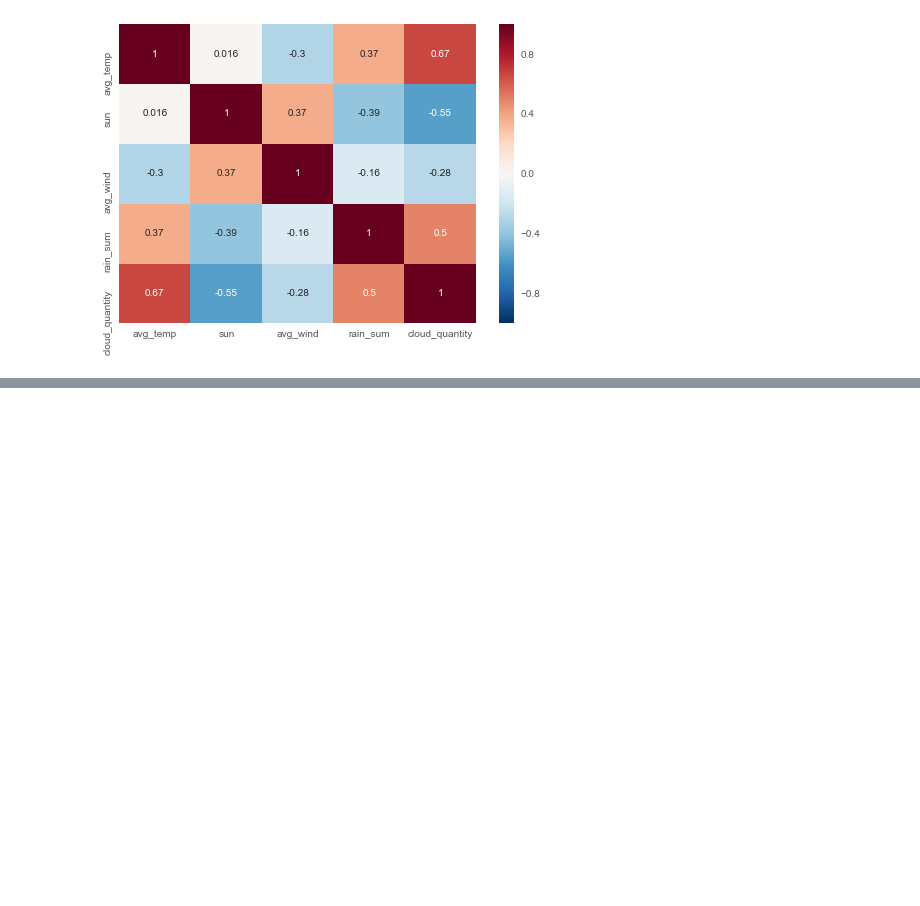
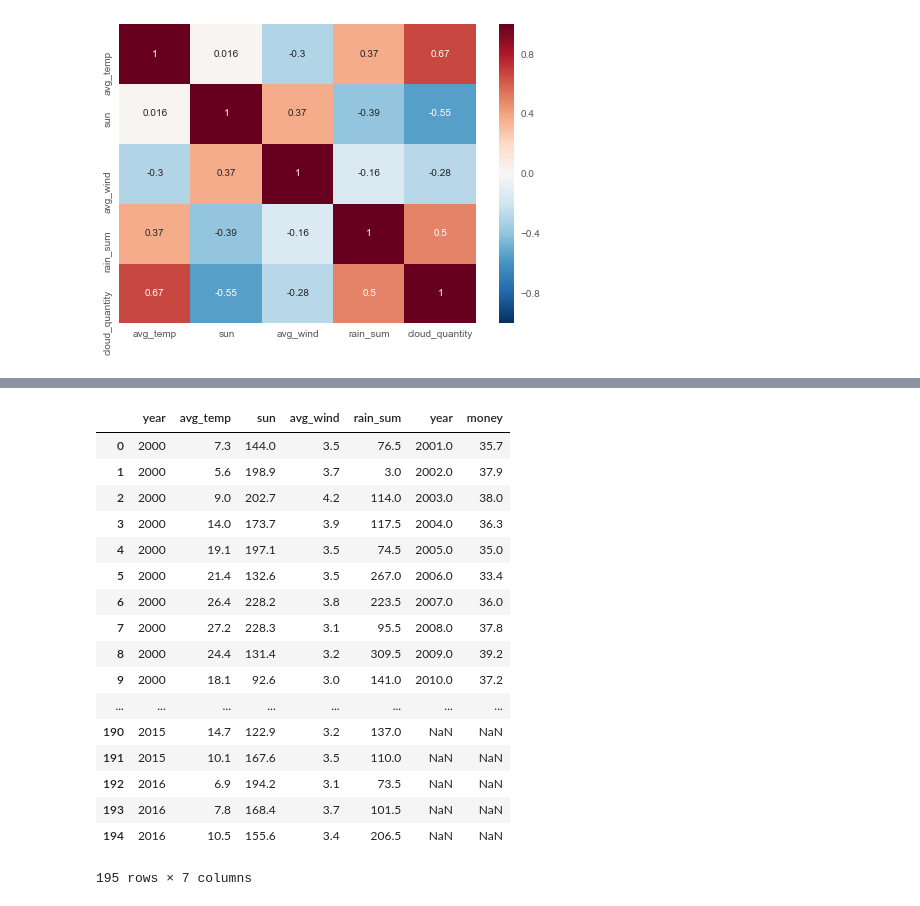
Before and after one commit to taishiroyamada/graduation_thesis_dayo, a Jupyter notebook: sotsuron_data2.ipynb, the cells around one changed output, grey strips where cells are left out. Drawn from its saved outputs; the diff is of its cells as text; code cells hidden in the pictures; blank space fills up the shorter version.

```diff
--- a/sotsuron_data2.ipynb
+++ b/sotsuron_data2.ipynb
@@ -140,0 +133,21 @@ econ
+# %%
+pd.concat([w_data, econ], axis=1)
+# %% [output]
+|  | year | avg_temp | sun | avg_wind | rain_sum | year | money |
+| 0 | 2000 | 7.3 | 144.0 | 3.5 | 76.5 | 2001.0 | 35.7 |
+| 1 | 2000 | 5.6 | 198.9 | 3.7 | 3.0 | 2002.0 | 37.9 |
+| 2 | 2000 | 9.0 | 202.7 | 4.2 | 114.0 | 2003.0 | 38.0 |
+| 3 | 2000 | 14.0 | 173.7 | 3.9 | 117.5 | 2004.0 | 36.3 |
+| 4 | 2000 | 19.1 | 197.1 | 3.5 | 74.5 | 2005.0 | 35.0 |
+| 5 | 2000 | 21.4 | 132.6 | 3.5 | 267.0 | 2006.0 | 33.4 |
+| 6 | 2000 | 26.4 | 228.2 | 3.8 | 223.5 | 2007.0 | 36.0 |
+| 7 | 2000 | 27.2 | 228.3 | 3.1 | 95.5 | 2008.0 | 37.8 |
+| 8 | 2000 | 24.4 | 131.4 | 3.2 | 309.5 | 2009.0 | 39.2 |
+| 9 | 2000 | 18.1 | 92.6 | 3.0 | 141.0 | 2010.0 | 37.2 |
+| ... | ... | ... | ... | ... | ... | ... | ... |
+| 190 | 2015 | 14.7 | 122.9 | 3.2 | 137.0 | NaN | NaN |
+| 191 | 2015 | 10.1 | 167.6 | 3.5 | 110.0 | NaN | NaN |
+| 192 | 2016 | 6.9 | 194.2 | 3.1 | 73.5 | NaN | NaN |
+| 193 | 2016 | 7.8 | 168.4 | 3.7 | 101.5 | NaN | NaN |
+| 194 | 2016 | 10.5 | 155.6 | 3.4 | 206.5 | NaN | NaN |
+195 rows × 7 columns
```
Also changed, not shown: parts of 4 cells of this notebook, 4 other files.
